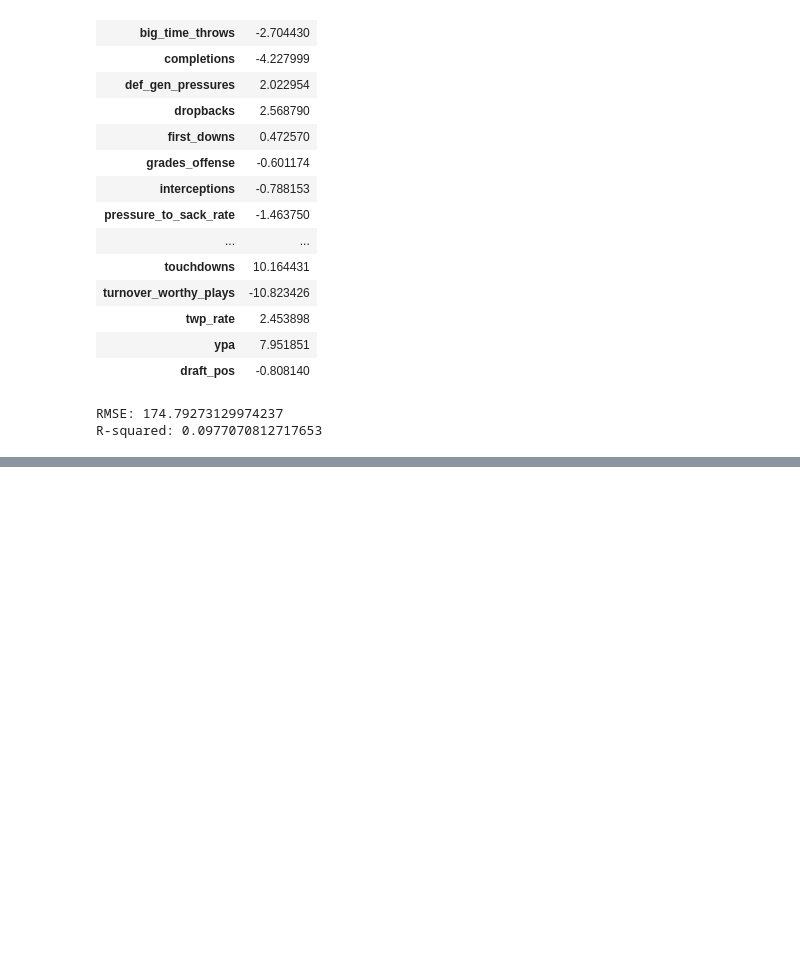
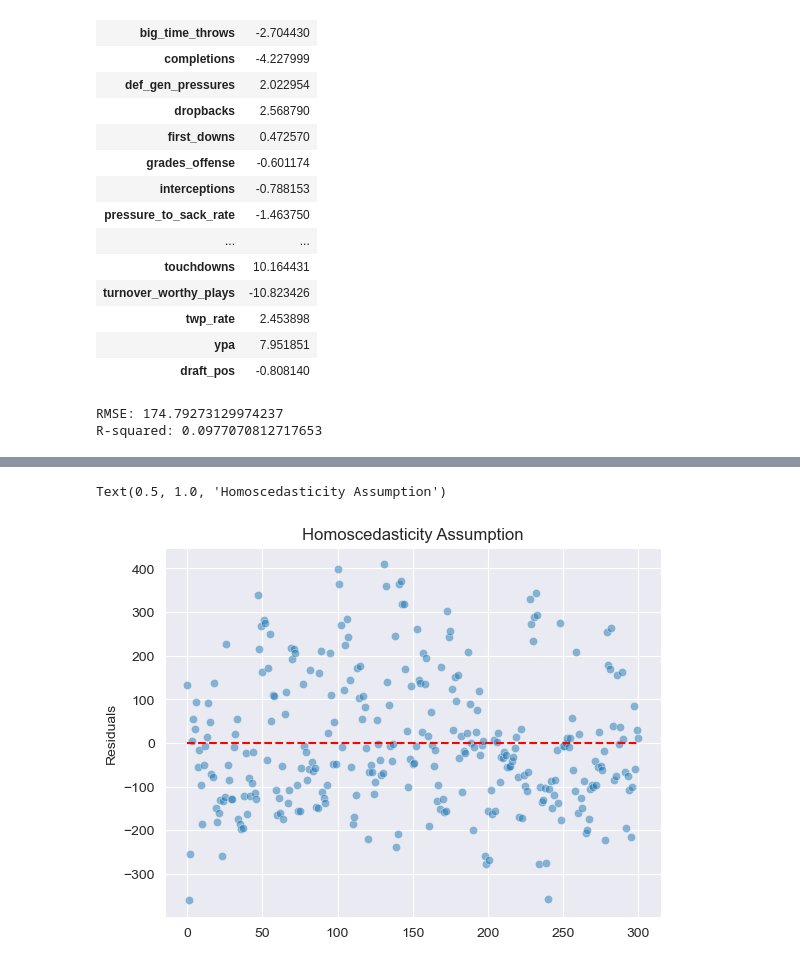
Before and after one commit to Vnz01/MATH189FP, a Jupyter notebook: MATH189FP.ipynb, the cells around one changed output, grey strips where cells are left out. Cells and saved outputs as stored; diff of their text form; code cells hidden in the pictures; blank space fills up the shorter version.

```diff
--- a/MATH189FP.ipynb
+++ b/MATH189FP.ipynb
@@ -304,3 +313,11 @@ R-squared: 0.0977070812717653
+# %%
+# Check for homoscedasticity
+sns.scatterplot(x=res.index, y=res['Residuals'], alpha=0.5)
+plt.plot(np.repeat(0, res.index.max()), color="red", linestyle="--")
+plt.title("Homoscedasticity Assumption")
+# %% [output]
+Text(0.5, 1.0, 'Homoscedasticity Assumption')
+[figure, added]
 # %%
 # Test our base model against a more complex model
 X = composite_df[list(sig_comp_coefs)]
```
Also changed, not shown: parts of 16 cells of this notebook.
